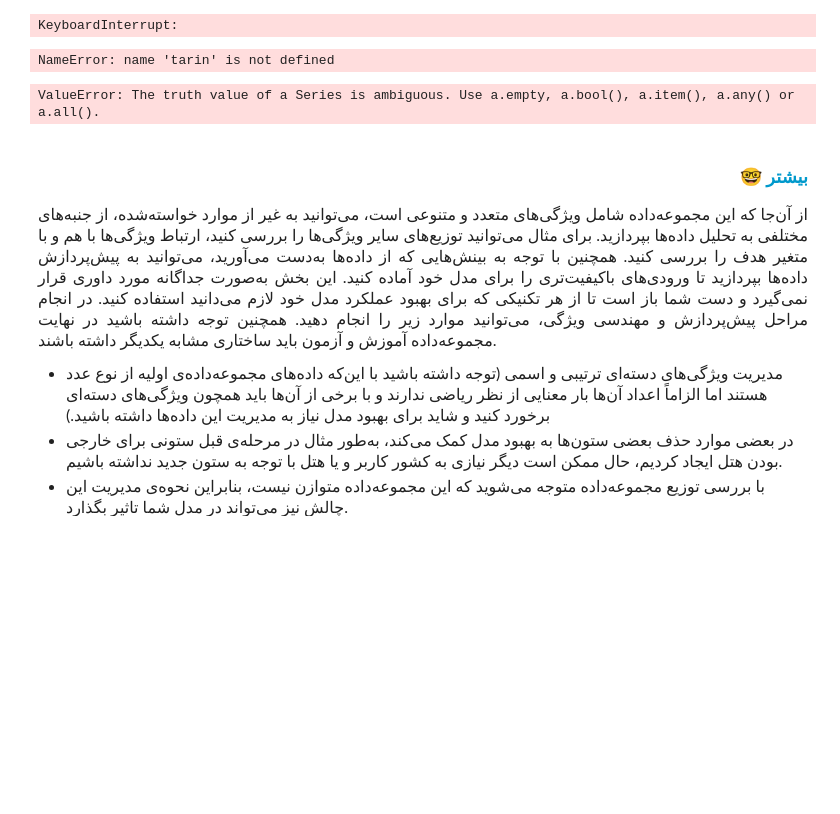
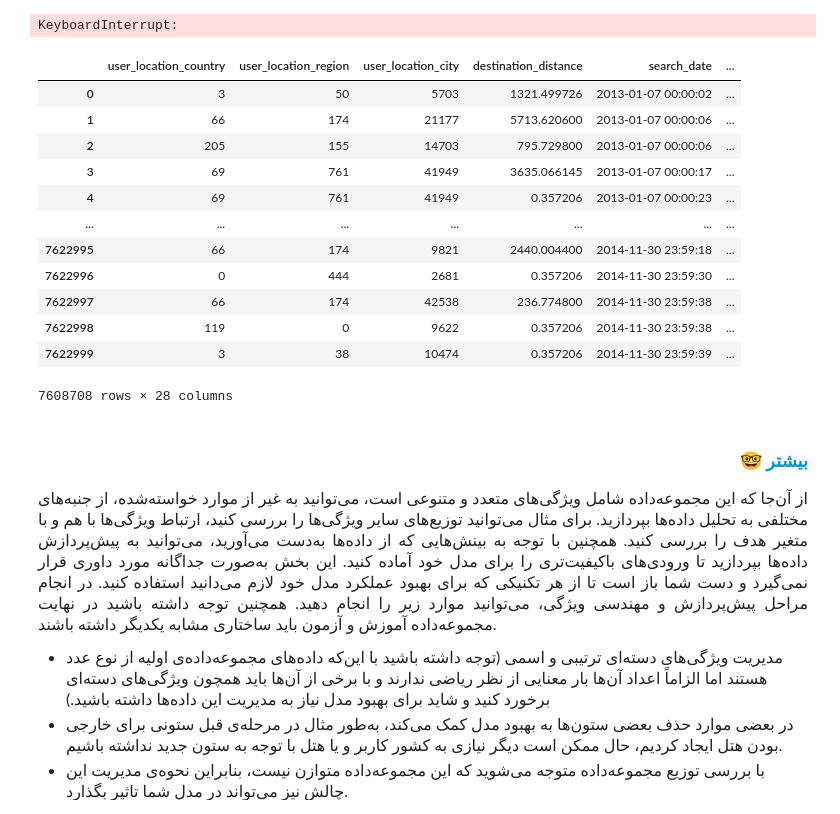
Before and after one commit to MahdiShahgholian/Deep_Learning, a Jupyter notebook: will_not_travel_again/will_not_travel_again.ipynb, the cells around one changed output. Saved outputs shown, nothing was run; the diff lists cells and outputs as text; code cells hidden in the pictures; blank space fills up the shorter version.

```diff
--- a/will_not_travel_again/will_not_travel_again.ipynb
+++ b/will_not_travel_again/will_not_travel_again.ipynb
@@ -787,11 +777,22 @@ def condition(x, hotel_country):
 train['is_abroad'] = train.apply(lambda row: condition(row['user_location_country'], row['hotel_country']), axis=1)
 # %% [output]
 KeyboardInterrupt:
+# %%
+train
+# %% [output]
+|  | user_location_country | user_location_region | user_location_city | destination_distance | search_date | ... |
+| 0 | 3 | 50 | 5703 | 1321.499726 | 2013-01-07 00:00:02 | ... |
+| 1 | 66 | 174 | 21177 | 5713.620600 | 2013-01-07 00:00:06 | ... |
+| 2 | 205 | 155 | 14703 | 795.729800 | 2013-01-07 00:00:06 | ... |
+| 3 | 69 | 761 | 41949 | 3635.066145 | 2013-01-07 00:00:17 | ... |
+| 4 | 69 | 761 | 41949 | 0.357206 | 2013-01-07 00:00:23 | ... |
+| ... | ... | ... | ... | ... | ... | ... |
+| 7622995 | 66 | 174 | 9821 | 2440.004400 | 2014-11-30 23:59:18 | ... |
+| 7622996 | 0 | 444 | 2681 | 0.357206 | 2014-11-30 23:59:30 | ... |
+| 7622997 | 66 | 174 | 42538 | 236.774800 | 2014-11-30 23:59:38 | ... |
+| 7622998 | 119 | 0 | 9622 | 0.357206 | 2014-11-30 23:59:38 | ... |
+| 7622999 | 3 | 38 | 10474 | 0.357206 | 2014-11-30 23:59:39 | ... |
+7608708 rows × 28 columns
 # %%
-train['is_abroad'] = np.where(tarin['user_location_country'] == train['hotel_country'], 1, 0)
+train['is_abroad'] = np.where(train['user_location_country'] == train['hotel_country'], 1, 0)
+test['is_abroad'] = np.where(test['user_location_country'] == test['hotel_country'], 1, 0)
-# %% [output]
-NameError: name 'tarin' is not defined
-# %%
-train.head()
-# %% [output]
-ValueError: The truth value of a Series is ambiguous. Use a.empty, a.bool(), a.item(), a.any() or a.all().
```
Also changed, not shown: parts of 19 cells of this notebook.
